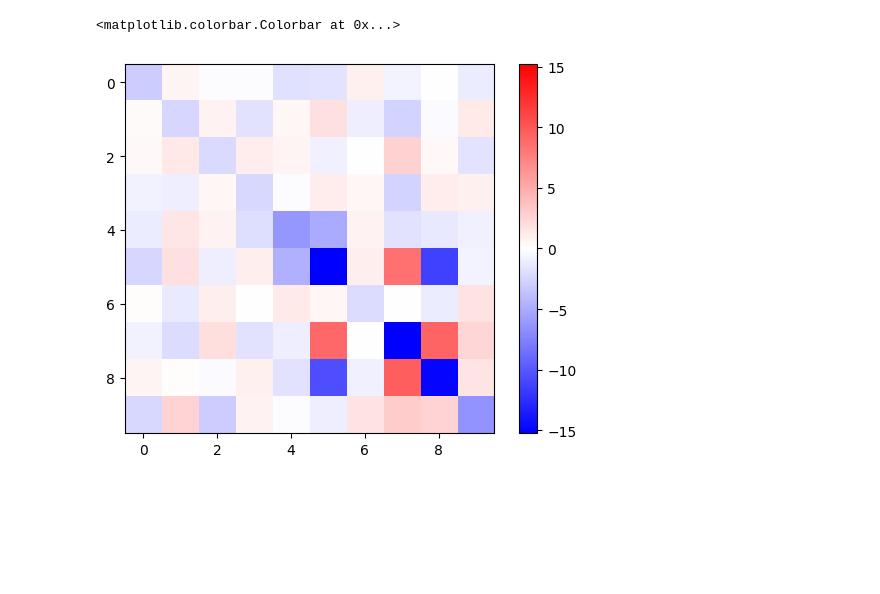
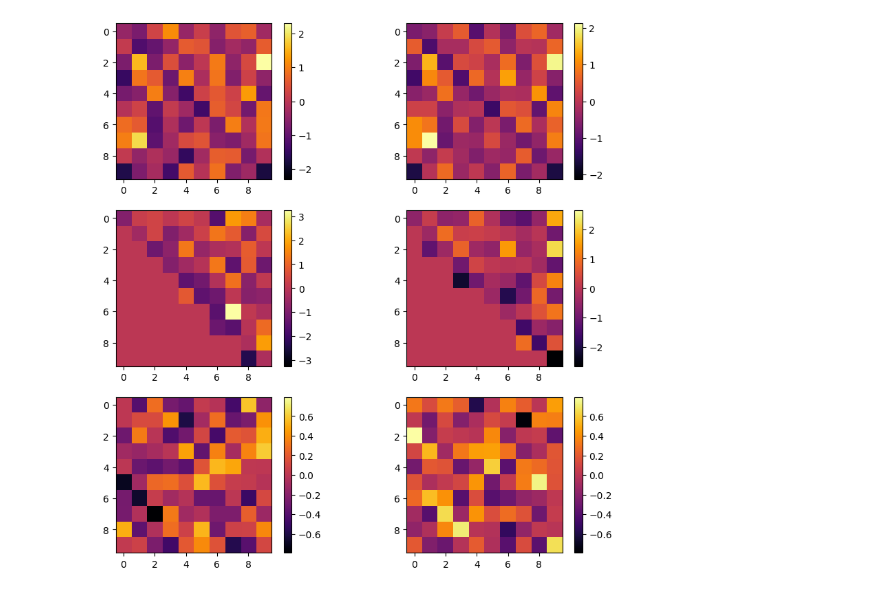
Before and after one commit to lachlanjs/ssa-evolution, a Jupyter notebook: litmustest.ipynb, the cells around one changed output. Drawn from its saved outputs; the diff is of its cells as text; code cells hidden in the pictures; blank space fills up the shorter version.

```diff
--- a/litmustest.ipynb
+++ b/litmustest.ipynb
@@ -15,7 +69,9 @@ shpm = SHPM(n)
 # generate a random target matrix
 P_target = shpm.random_point()
 A_target = shpm.assemble(P_target)
+A_target_norm = np.linalg.norm(A_target)
 H_target = shpm.hberg.assemble(P_target[1])
+Q_target = P_target[0]
 # %%
 def objective(p):
     A = shpm.assemble(p)
@@ -58,6 +108,10 @@ plt.colorbar()
-# %%
-plt.imshow(shpm.assemble(best), cmap="bwr", norm=CenteredNorm())
-plt.colorbar()
-# %% [output]
-<matplotlib.colorbar.Colorbar at 0x...>
-[figure, removed]
+# %%
+plot_matrix_grid(
+    [
+        [A_target, shpm.assemble(best)],
+        [H_target, shpm.hberg.assemble(best[1])],
+        [Q_target, best[0]]
+    ]
+)
+# %% [output]
+[figure, added]
```
Also changed, not shown: parts of 14 cells of this notebook, 4 other files.
